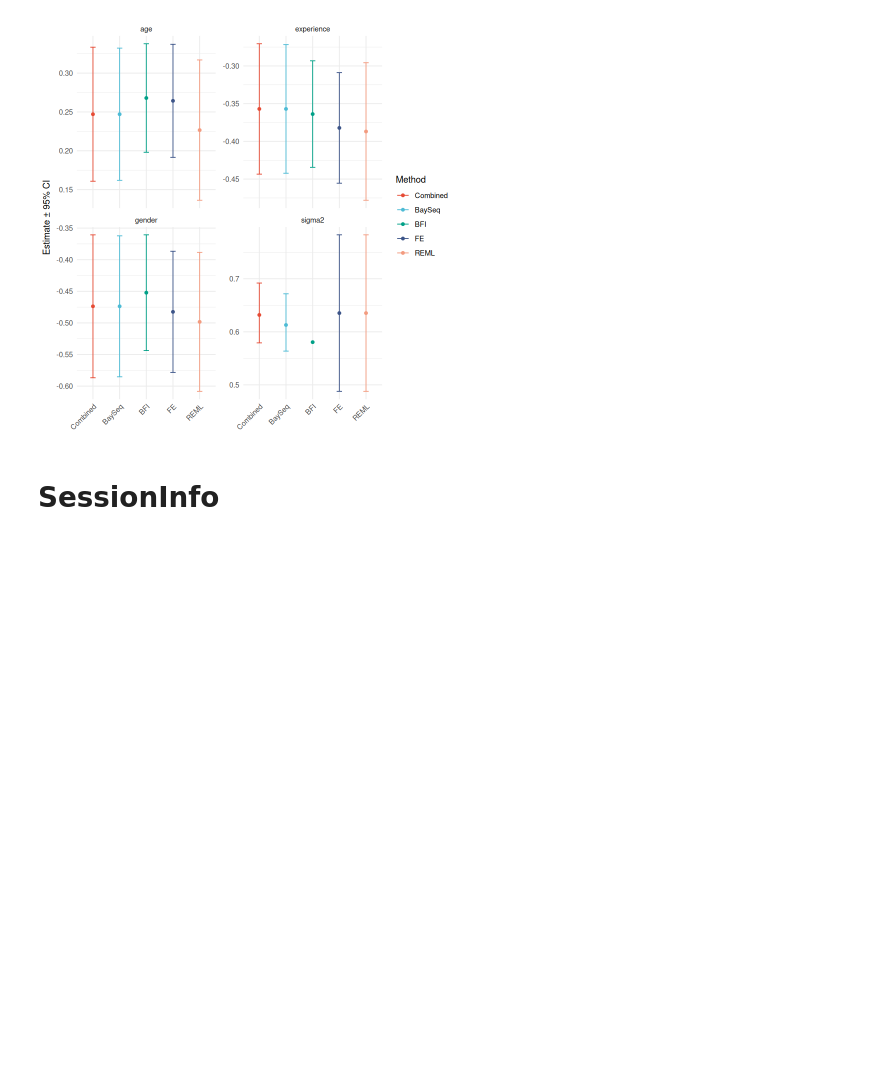
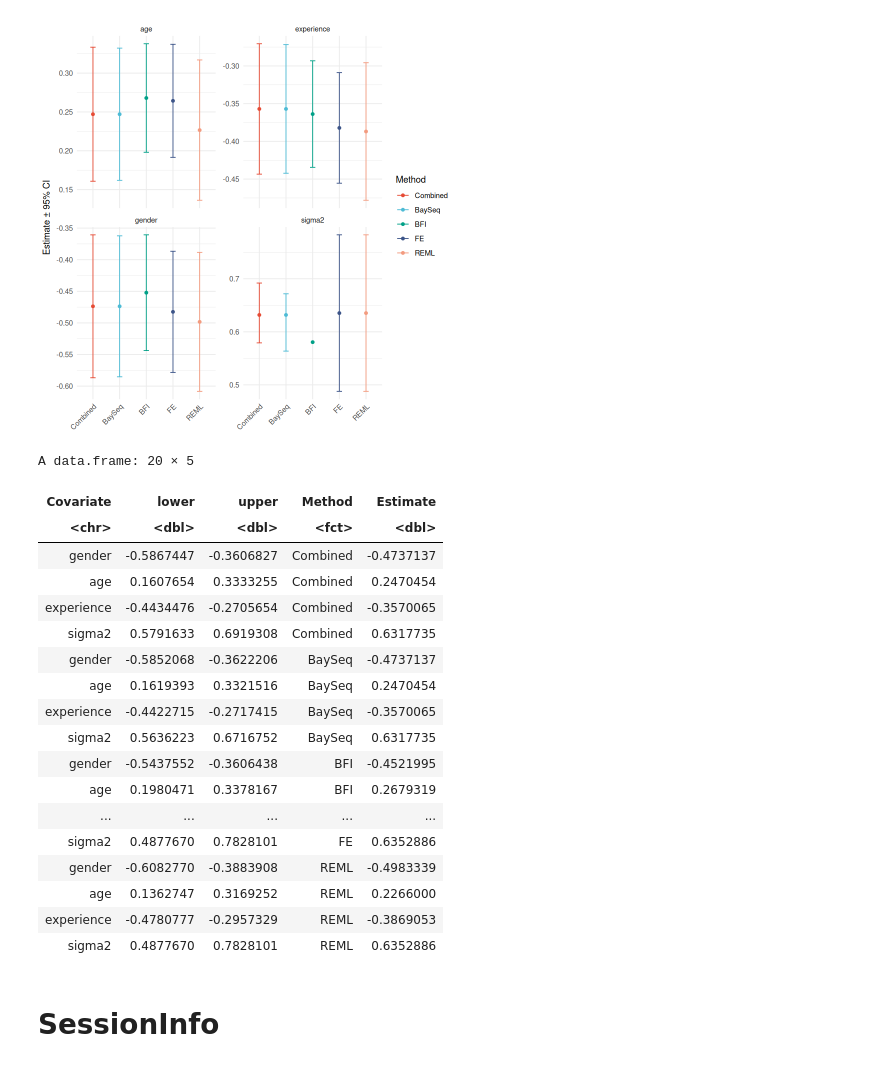
Before and after one commit to lisa-gm/confeR, a Jupyter notebook: notebook.ipynb, the cells around one changed output. Cells and saved outputs as stored; diff of their text form; code cells hidden in the pictures; blank space fills up the shorter version.

```diff
--- a/notebook.ipynb
+++ b/notebook.ipynb
@@ -315,6 +298,28 @@ if (startsWith(dataname, "sim-")) {
 # %% [output]
 Saving 7 x 7 in image
 [figure]
+# %%
+df_merged
+# %% [output]
+A data.frame: 20 × 5
+| Covariate | lower | upper | Method | Estimate |
+| <chr> | <dbl> | <dbl> | <fct> | <dbl> |
+| gender | -0.5867447 | -0.3606827 | Combined | -0.4737137 |
+| age | 0.1607654 | 0.3333255 | Combined | 0.2470454 |
+| experience | -0.4434476 | -0.2705654 | Combined | -0.3570065 |
+| sigma2 | 0.5791633 | 0.6919308 | Combined | 0.6317735 |
+| gender | -0.5852068 | -0.3622206 | BaySeq | -0.4737137 |
+| age | 0.1619393 | 0.3321516 | BaySeq | 0.2470454 |
+| experience | -0.4422715 | -0.2717415 | BaySeq | -0.3570065 |
+| sigma2 | 0.5636223 | 0.6716752 | BaySeq | 0.6317735 |
+| gender | -0.5437552 | -0.3606438 | BFI | -0.4521995 |
+| age | 0.1980471 | 0.3378167 | BFI | 0.2679319 |
+| ... | ... | ... | ... | ... |
+| sigma2 | 0.4877670 | 0.7828101 | FE | 0.6352886 |
+| gender | -0.6082770 | -0.3883908 | REML | -0.4983339 |
+| age | 0.1362747 | 0.3169252 | REML | 0.2266000 |
+| experience | -0.4780777 | -0.2957329 | REML | -0.3869053 |
+| sigma2 | 0.4877670 | 0.7828101 | REML | 0.6352886 |
 # %% [markdown]
  # SessionInfo
 # %%
```
Also changed, not shown: parts of 2 cells of this notebook, 3 other files.
